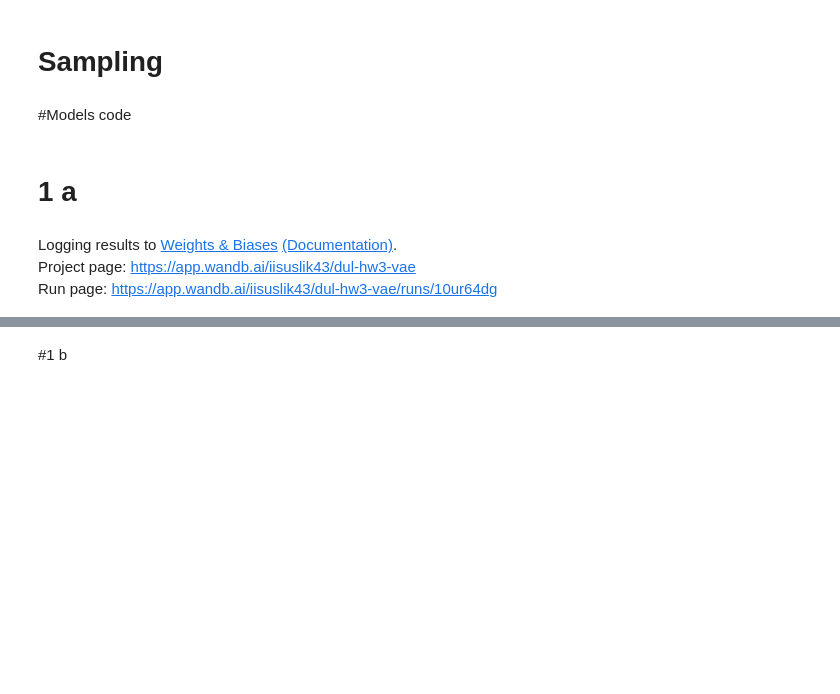
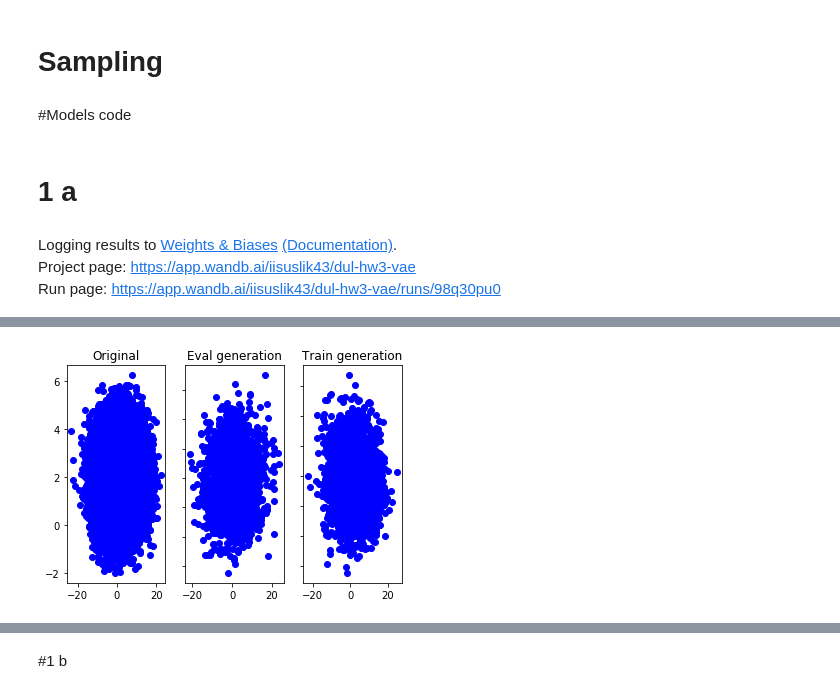
Before and after one commit to iisuslik43/dul, a Jupyter notebook: hw3.ipynb, the cells around one changed output, grey strips where cells are left out. Drawn from its saved outputs; the diff is of its cells as text; code cells hidden in the pictures; blank space fills up the shorter version.

```diff
--- a/hw3.ipynb
+++ b/hw3.ipynb
@@ -121,7 +121,7 @@ class VAE1(nn.Module):
 
   def kl(self, mu, gamma):
     dim = mu.shape[1]
-    return 0.5 * (gamma.sum(dim=-1) + (mu ** 2).sum(dim=-1) - dim - torch.log(gamma.prod(dim-1)+ 1e-9)).mean()
+    return 0.5 * (gamma.sum(dim=-1) + (mu ** 2).sum(dim=-1) - dim - torch.log(gamma.prod(dim=-1)+ 1e-9)).mean()
 
   def forward(self, x):
     mu_z, gamma_z = self.encode(x)
@@ -202,14 +202,41 @@ def train(model, criterion, data, n_epochs=10, wandb_name=None, batch_size=128):
           wandb.log(loss_log)
 # %% [markdown]
 # 1 a
+# %%
+def sample(model, data):
+    fig, (ax1, ax2, ax3) = plt.subplots(1, 3)
+    ax1.plot(data[:,0], data[:,1], 'bo')
+    ax1.set_title('Original')
+    model.eval()
+    with torch.no_grad():
+        for i in range(20):
+          z = model.normal.sample((100, 2)).reshape(100, 2).to(device)
+          mu_x, gamma_x = model.decode(z)
+          x1 = model.sample(mu_x, gamma_x).cpu().numpy()
+          ax2.plot(x1[:,0], x1[:, 1], 'bo')
+    ax2.set_title('Eval generation')
+    model.train()
+    with torch.no_grad():
+        for i in range(20):
+          z = model.normal.sample((100, 2)).reshape(100, 2).to(device)
+          mu_x, gamma_x = model.decode(z)
+          x1 = model.sample(mu_x, gamma_x).cpu().numpy()
+          ax3.plot(x1[:,0], x1[:, 1], 'bo')
+    ax3.set_title('Train generation')
+    ax1.label_outer()
+    ax2.label_outer()
+    ax3.label_outer()
+    plt.show()
 # %%
 model_11 = VAE1().to(device)
 train(model_11, VAELoss(), data1, n_epochs=40, wandb_name='Method # 1 Data # 1')
+sample(model_11, data1)
 # %% [output]
 Logging results to Weights & Biases (Documentation).
 Project page: https://app.wandb.ai/iisuslik43/dul-hw3-vae
-Run page: https://app.wandb.ai/iisuslik43/dul-hw3-vae/runs/10ur64dg
+Run page: https://app.wandb.ai/iisuslik43/dul-hw3-vae/runs/98q30pu0
 [interactive output not drawn]
+[figure, added]
 # %%
 model_12 = VAE2().to(device)
 train(model_12, VAELoss(), data1, n_epochs=40, wandb_name='Method # 2 Data # 1')
```
Also changed, not shown: parts of 23 cells of this notebook.
